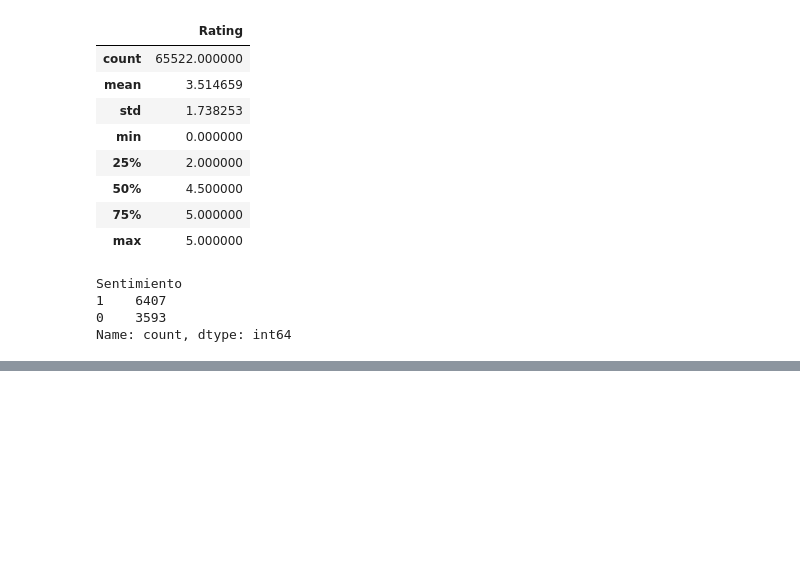
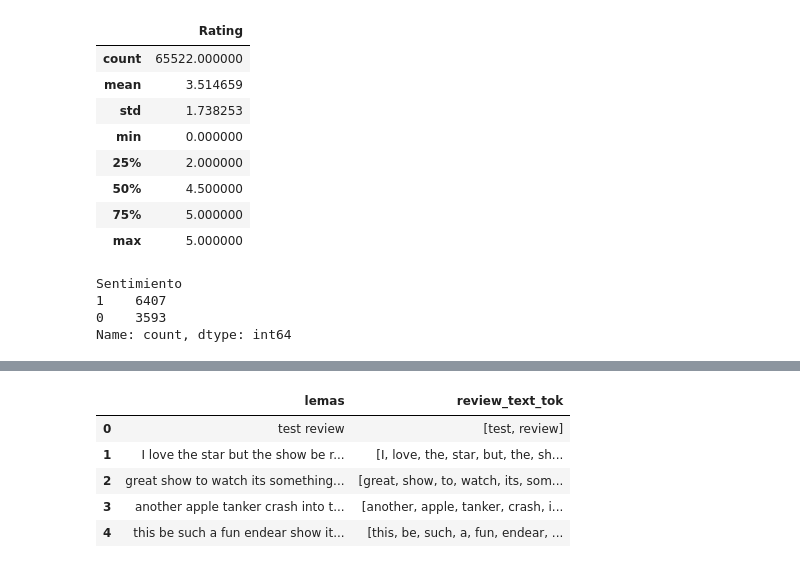
Before and after one commit to EzeRivero/Data-Science-III, a Jupyter notebook: DS3_Rivero_Final.ipynb, the cells around one changed output, grey strips where cells are left out. Cells and saved outputs as stored; diff of their text form; code cells hidden in the pictures; blank space fills up the shorter version.

```diff
--- a/DS3_Rivero_Final.ipynb
+++ b/DS3_Rivero_Final.ipynb
@@ -222,0 +154,11 @@ Early stopping activado en la época 7. La pérdida de validación no mejoró en
+# %%
+# Descargamos las herramientas necesarias de NLTK
+nltk.download('punkt')
+nltk.download('punkt_tab') # Añadido según tu código de referencia
+
+df4 = df3.copy()
+df4['review_text_tok'] = df4['lemas'].apply(word_tokenize)
+
+# Verás que ahora la columna tiene listas de palabras: ['this', 'movie', 'is', ...]
+df4[['lemas', 'review_text_tok']].head()
+# %% [output]
@@ -222,0 +169,6 @@ Early stopping activado en la época 7. La pérdida de validación no mejoró en
+|  | lemas | review_text_tok |
+| 0 | test review | [test, review] |
+| 1 | I love the star but the show be r... | [I, love, the, star, but, the, sh... |
+| 2 | great show to watch its something... | [great, show, to, watch, its, som... |
+| 3 | another apple tanker crash into t... | [another, apple, tanker, crash, i... |
+| 4 | this be such a fun endear show it... | [this, be, such, a, fun, endear, ... |
```
Also changed, not shown: parts of 11 cells of this notebook.
